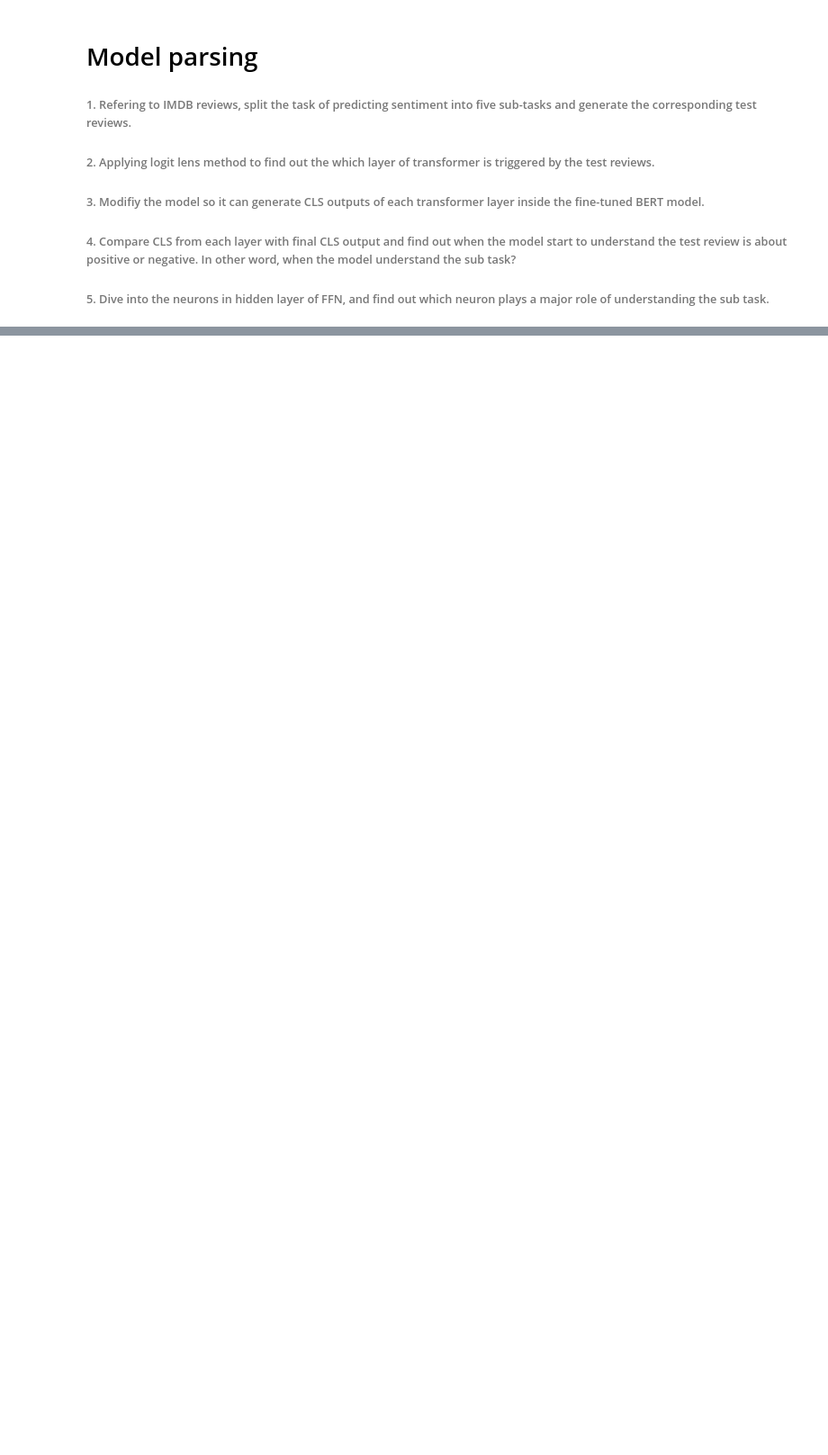
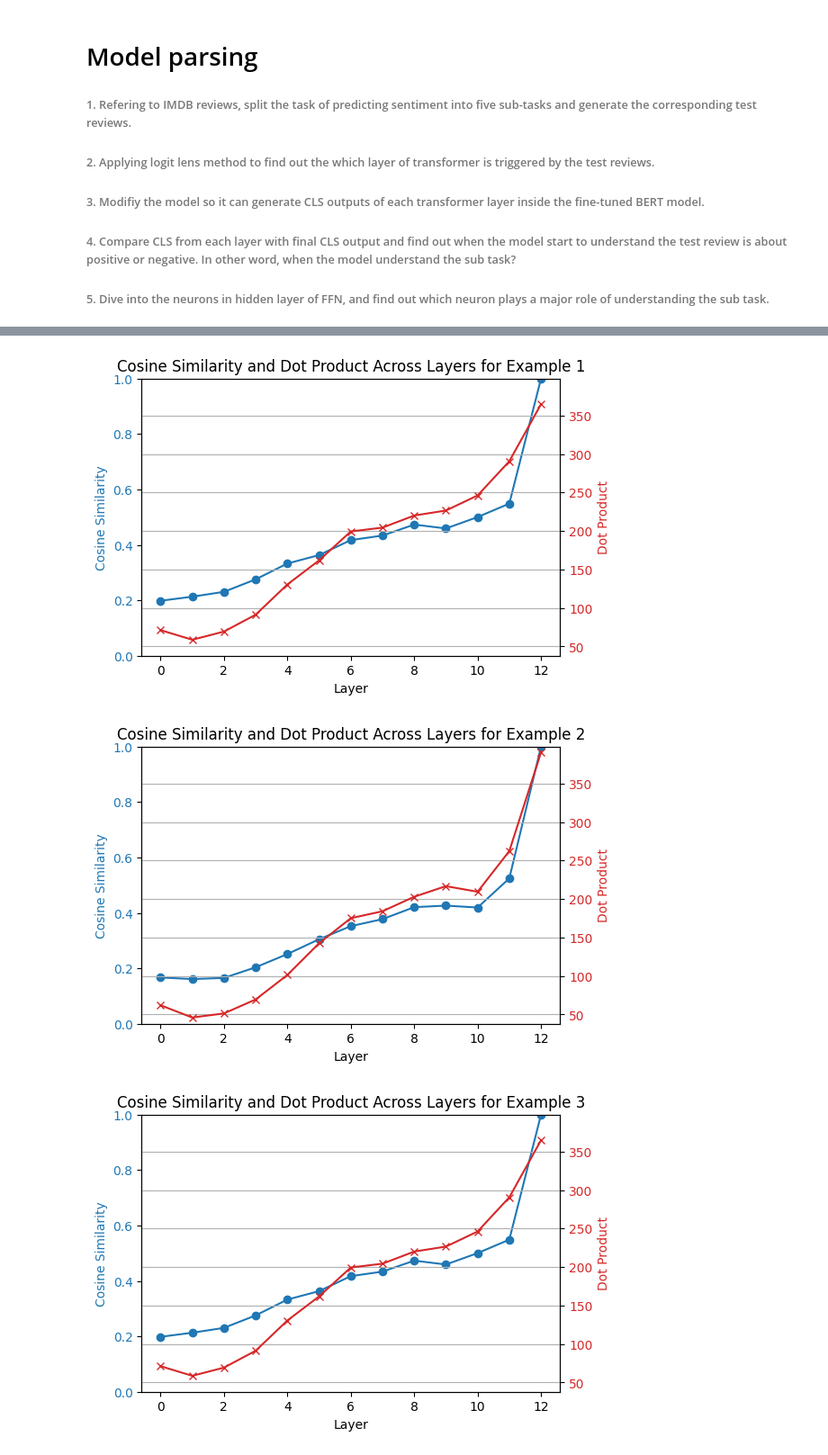
Before and after one commit to RyanChen12035/w266-NLP, a Jupyter notebook: w266_final_project_model1.ipynb, the cells around one changed output, grey strips where cells are left out. Shown at 90% size. Cells and saved outputs as stored; diff of their text form; code cells hidden in the pictures; blank space fills up the shorter version.

```diff
--- a/w266_final_project_model1.ipynb
+++ b/w266_final_project_model1.ipynb
@@ -303,0 +343,71 @@ print(cls_hidden_states[0][:].shape)
+# %%
+input_data = simlarity
+
+# Unpacking the tuple
+cosine_sims, dot_prods = input_data
+
+# Plotting
+num_examples = cosine_sims.shape[0]
+layers = list(range(0, 13))  # 12 layers excluding the final layer
+
+cosine_similarity_ylim = (0, 1)  # Cosine similarity typically ranges from -1 to 1
+dot_product_ylim = (np.min(dot_prods), np.max(dot_prods))
+
+for i in range(num_examples):
+    # Create the plot for each example
+    fig, ax1 = plt.subplots(figsize=(6, 4))
+
+    # Cosine Similarity
+    color = 'tab:blue'
+    ax1.set_xlabel('Layer')
+    ax1.set_ylabel('Cosine Similarity', color=color)
+    ax1.plot(layers, cosine_sims[i], color=color, marker='o', label='Cosine Similarity')
+    ax1.tick_params(axis='y', labelcolor=color)
+    ax1.set_ylim(cosine_similarity_ylim)
+
+    # Dot Product
+    ax2 = ax1.twinx()  # Instantiate a second axes that shares the same x-axis
+    color = 'tab:red'
+    ax2.set_ylabel('Dot Product', color=color)
+    ax2.plot(layers, dot_prods[i], color=color, marker='x', label='Dot Product')
+    ax2.tick_params(axis='y', labelcolor=color)
+    ax2.set_ylim(dot_product_ylim)
+
+    # Title and grid
+    plt.title(f'Cosine Similarity and Dot Product Across Layers for Example {i+1}')
+    plt.grid(True)
+
+    # Show the plot
+    plt.show()
+
+"""
+1. Identifying Emotional Tone
+Sub-Task: Determine the emotional tone of the review (e.g., positive, negative, neutral).
+Test Reviews:
+    EX1 "The movie's breathtaking scenery and exceptional soundtrack added depth to its rich storytelling." -> Positive Tone
+    EX2 "The film was a letdown with its lackluster plot and uninspired performances." -> Negative Tone
+2. Analyzing Subjective Statements
+Sub-Task: Detect subjective statements or opinions in the review.
+Test Reviews:
+    EX3 "In my opinion, the film's portrayal of historical events was highly inaccurate." -> Subjective
+    EX4 "The movie won three Academy Awards, including Best Picture." -> Objective
+3. Evaluating Specific Aspects (Acting, Plot, Cinematography)
+Sub-Task: Assess specific aspects of the movie like acting quality, plot development, and cinematography.
+Test Reviews:
+    EX5 "The acting was superb, with each character bringing depth and emotion to the screen." -> Positive Acting
+    EX6 "The plot was predictable and lacked originality, making the movie quite boring." -> Negative Plot
+4. Recognizing Extremes in Sentiment
+Sub-Task: Identify reviews with extremely positive or negative sentiments.
+Test Reviews:
+    EX7 "This is possibly the worst movie ever made, with no redeeming qualities whatsoever." -> Extremely Negative
+    EX8 "An absolute masterpiece, every moment was captivating and a joy to watch." -> Extremely Positive
+5. Detecting Sarcasm or Irony
+Sub-Task: Detect sarcasm or irony, which can often invert the apparent sentiment of a statement.
+Test Reviews:
+    EX9 "Oh great, another predictable rom-com, just what the world needs." -> Sarcasm
+    EX10 "I loved how the movie ended abruptly without resolving any plot points." -> Irony
+"""
+# %% [output]
+[figure, added]
+[figure, added]
+[figure, added]
```
Also changed, not shown: parts of 13 cells of this notebook.
